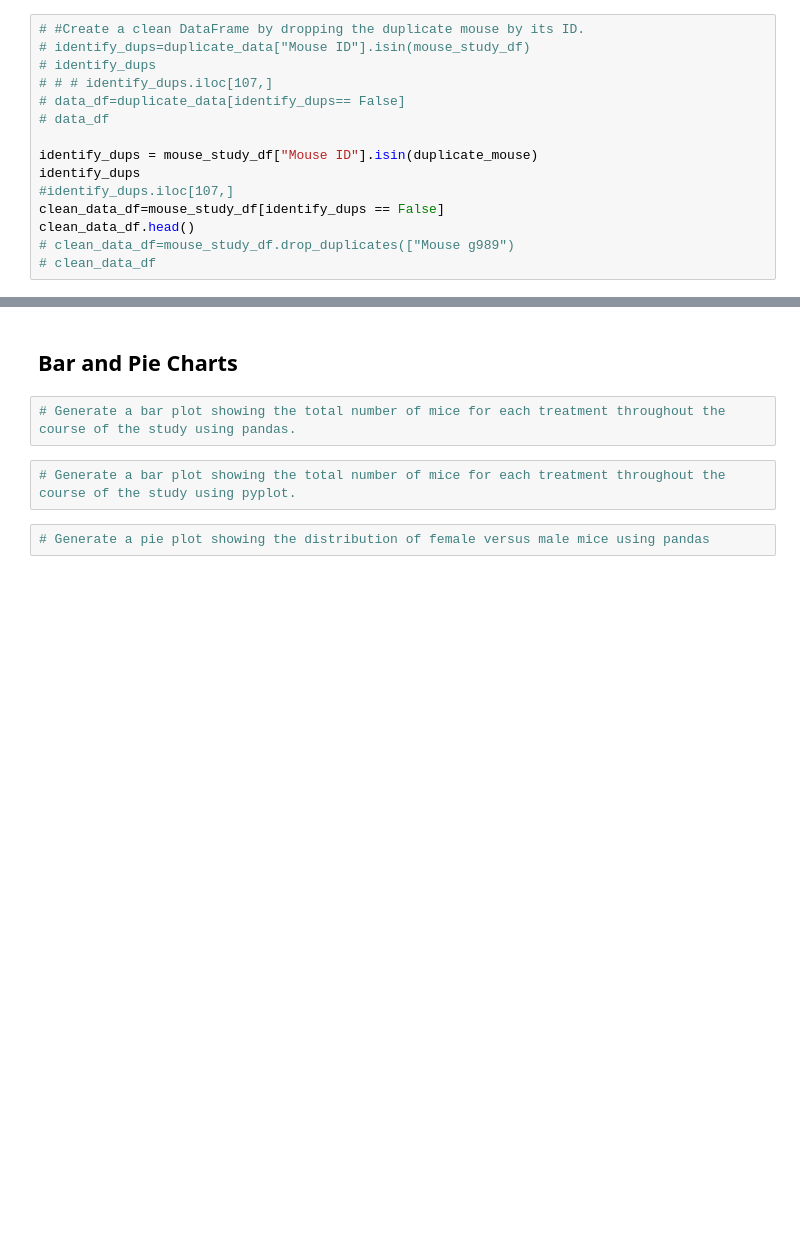
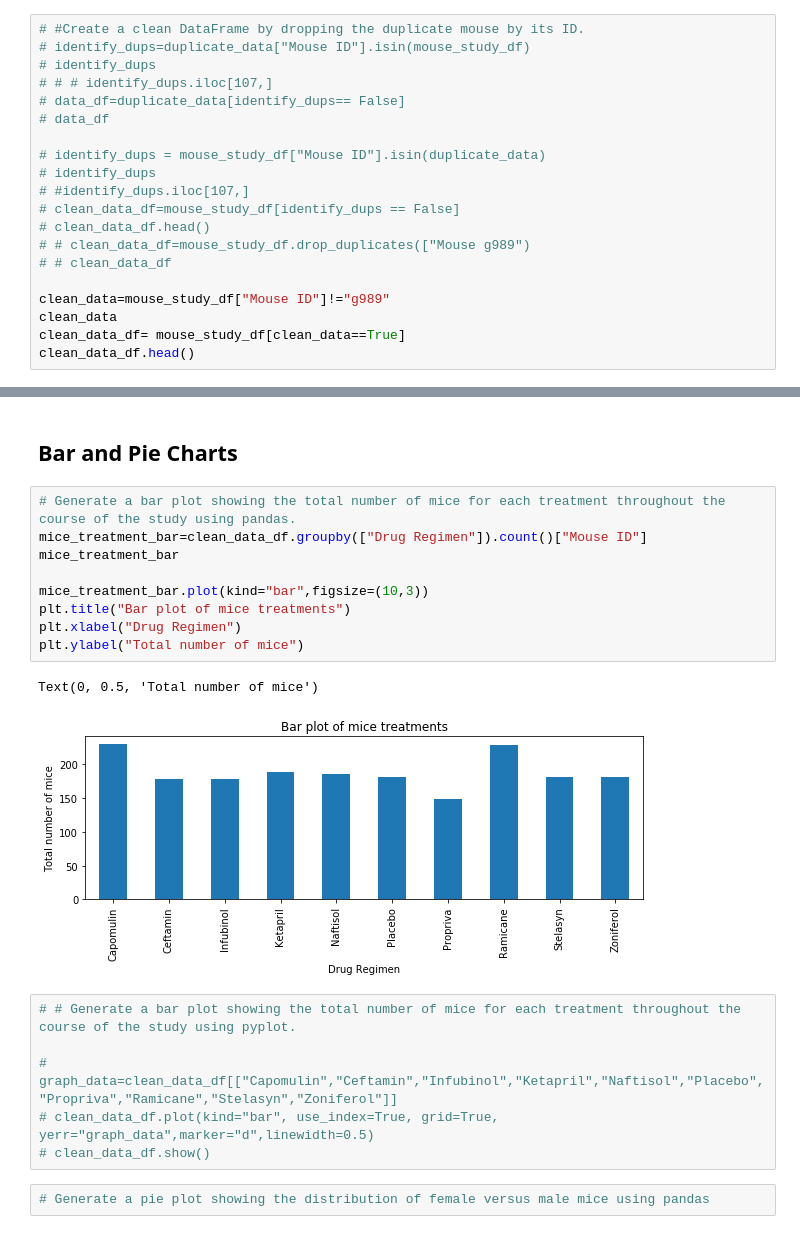
Before and after one commit to temidolan/Matplotlib_Challenge, a Jupyter notebook: Pymaceuticals/pymaceuticals_tumor_homework.ipynb, the cells around one changed output, grey strips where cells are left out. Cells and saved outputs as stored; diff of their text form; blank space fills up the shorter version.

Commit message:
Graphs

```diff
--- a/Pymaceuticals/pymaceuticals_tumor_homework.ipynb
+++ b/Pymaceuticals/pymaceuticals_tumor_homework.ipynb
@@ -69,13 +69,18 @@ duplicate_data
 # data_df=duplicate_data[identify_dups== False]
 # data_df
 
-identify_dups = mouse_study_df["Mouse ID"].isin(duplicate_mouse)
-identify_dups
-#identify_dups.iloc[107,]
-clean_data_df=mouse_study_df[identify_dups == False]
+# identify_dups = mouse_study_df["Mouse ID"].isin(duplicate_data)
+# identify_dups
+# #identify_dups.iloc[107,]
+# clean_data_df=mouse_study_df[identify_dups == False]
+# clean_data_df.head()
+# # clean_data_df=mouse_study_df.drop_duplicates(["Mouse g989")
+# # clean_data_df
+
+clean_data=mouse_study_df["Mouse ID"]!="g989"
+clean_data
+clean_data_df= mouse_study_df[clean_data==True]
 clean_data_df.head()
-# clean_data_df=mouse_study_df.drop_duplicates(["Mouse g989")
-# clean_data_df
 # %% [output]
 |  | Mouse ID | Timepoint | Tumor Volume (mm3) | Metastatic Sites | Drug Regimen | Sex | Age_months | ... |
 | 0 | b128 | 0 | 45.0 | 0 | Capomulin | Female | 9 | ... |
@@ -102,9 +147,23 @@ mice_no
 # %% [markdown]
 ## Bar and Pie Charts
+# %%
+# Generate a bar plot showing the total number of mice for each treatment throughout the course of the study using pandas.
+mice_treatment_bar=clean_data_df.groupby(["Drug Regimen"]).count()["Mouse ID"]
+mice_treatment_bar
+
+mice_treatment_bar.plot(kind="bar",figsize=(10,3))
+plt.title("Bar plot of mice treatments")
+plt.xlabel("Drug Regimen")
+plt.ylabel("Total number of mice")
+# %% [output]
+Text(0, 0.5, 'Total number of mice')
+[figure, added]
 # %%
-# Generate a bar plot showing the total number of mice for each treatment throughout the course of the study using pandas.
+# # Generate a bar plot showing the total number of mice for each treatment throughout the course of the study using pyplot.
+
+# graph_data=clean_data_df[["Capomulin","Ceftamin","Infubinol","Ketapril","Naftisol","Placebo","Propriva","Ramicane","Stelasyn","Zoniferol"]]
+# clean_data_df.plot(kind="bar", use_index=True, grid=True, yerr="graph_data",marker="d",linewidth=0.5)
+# clean_data_df.show()
-# %%
-# Generate a bar plot showing the total number of mice for each treatment throughout the course of the study using pyplot.
 # %%
 # Generate a pie plot showing the distribution of female versus male mice using pandas
 # %%
```
Also changed, not shown: parts of 4 cells of this notebook.
